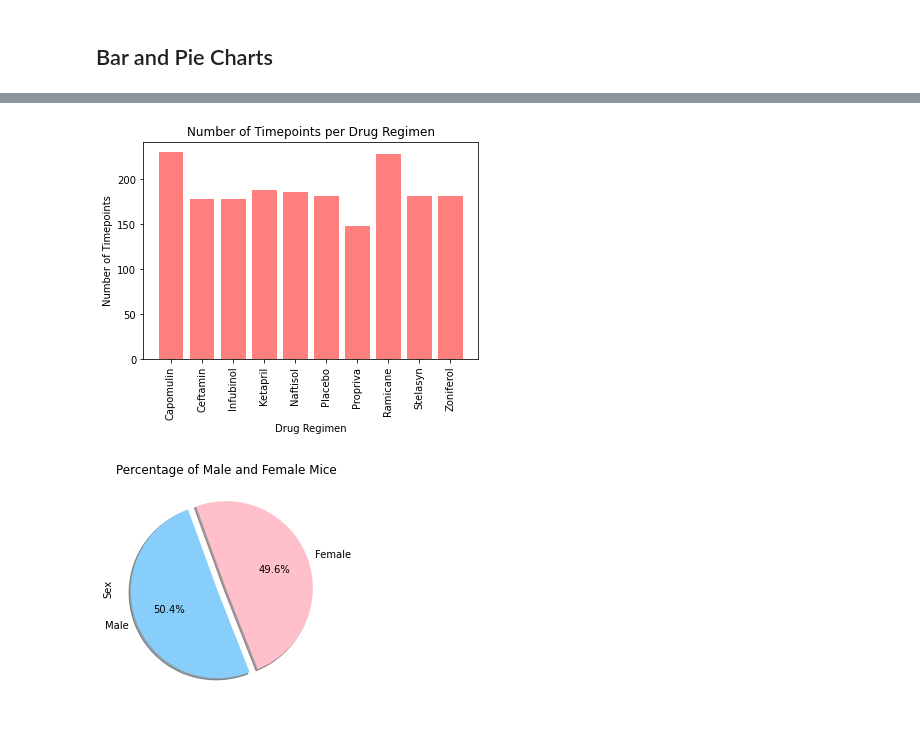
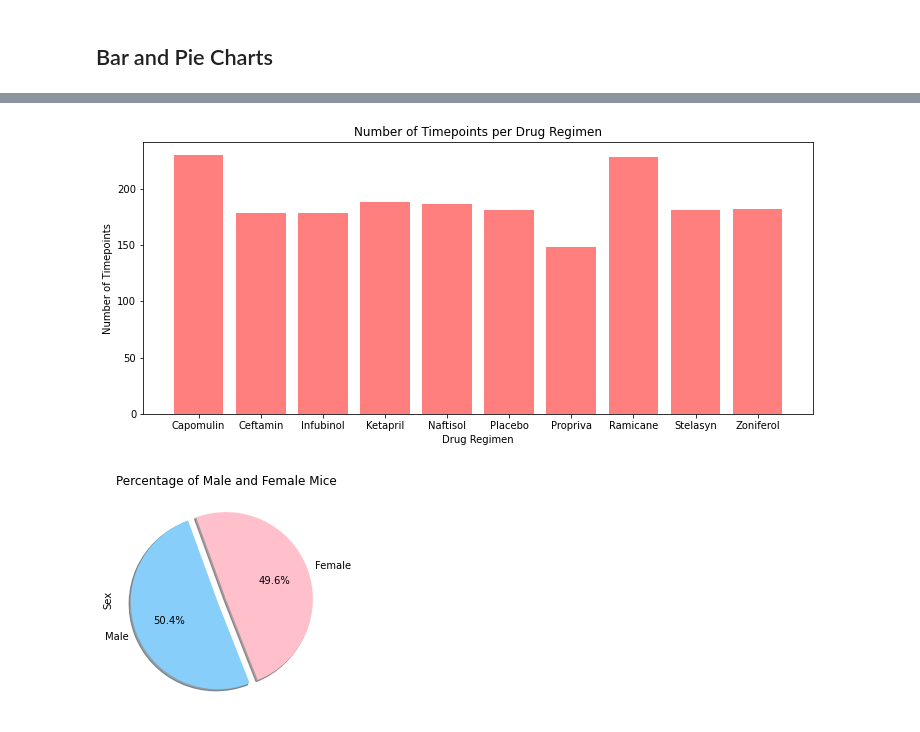
Before and after one commit to cseebec/Pharmaceutical_Analysis_Matplotlib, a Jupyter notebook: pymaceuticals_starter.ipynb, the cells around one changed output, grey strips where cells are left out. Saved outputs shown, nothing was run; the diff lists cells and outputs as text; code cells hidden in the pictures.

```diff
--- a/pymaceuticals_starter.ipynb
+++ b/pymaceuticals_starter.ipynb
@@ -160,22 +152,20 @@ plt.show()
 # %%
 # Generate a bar plot showing the total number of timepoints for all mice tested for each drug regimen using pyplot.
 x_axis = np.arange(len(regimen_grouped_df))
-plt.bar(x_axis, tumor_count, color='r', alpha=0.5, align="center")
 # Here I am taking the index of the tumor statistics dataframe to get a list of drug regimens . . .
 # So that I can put this as the ticks for the x- axis
 regimen_names = tumor_statistics_df.index
-plt.xticks(x_axis, regimen_names, rotation='90')
-
-ylim =(0, max(tumor_count)+10)
-
+plt.figure(figsize=(12,5))
+plt.bar(x_axis, tumor_count, color='r', alpha=0.5, align="center")
+plt.xticks(x_axis, regimen_names, rotation='0')
 plt.title("Number of Timepoints per Drug Regimen")
 plt.ylabel("Number of Timepoints")
 plt.xlabel("Drug Regimen")
 
 #plt.tight_layout()
 plt.show()
 # %% [output]
-[figure, old version]
+[figure, new version]
 # %%
 # # Generate a pie plot showing the distribution of female versus male mice using Pandas
 # Currently the data set has each mouse listed multiple times for each Timepoint so I am going to create a new dataframe with . . .
```
Also changed, not shown: parts of 6 cells of this notebook.
